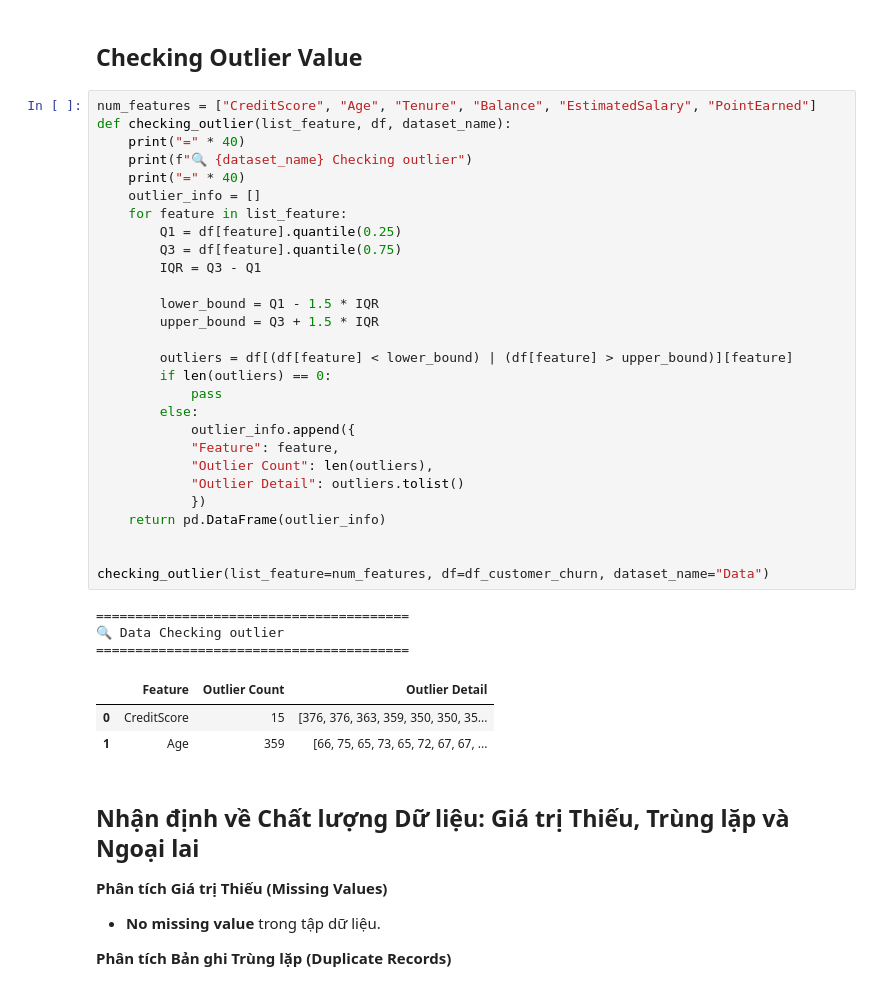
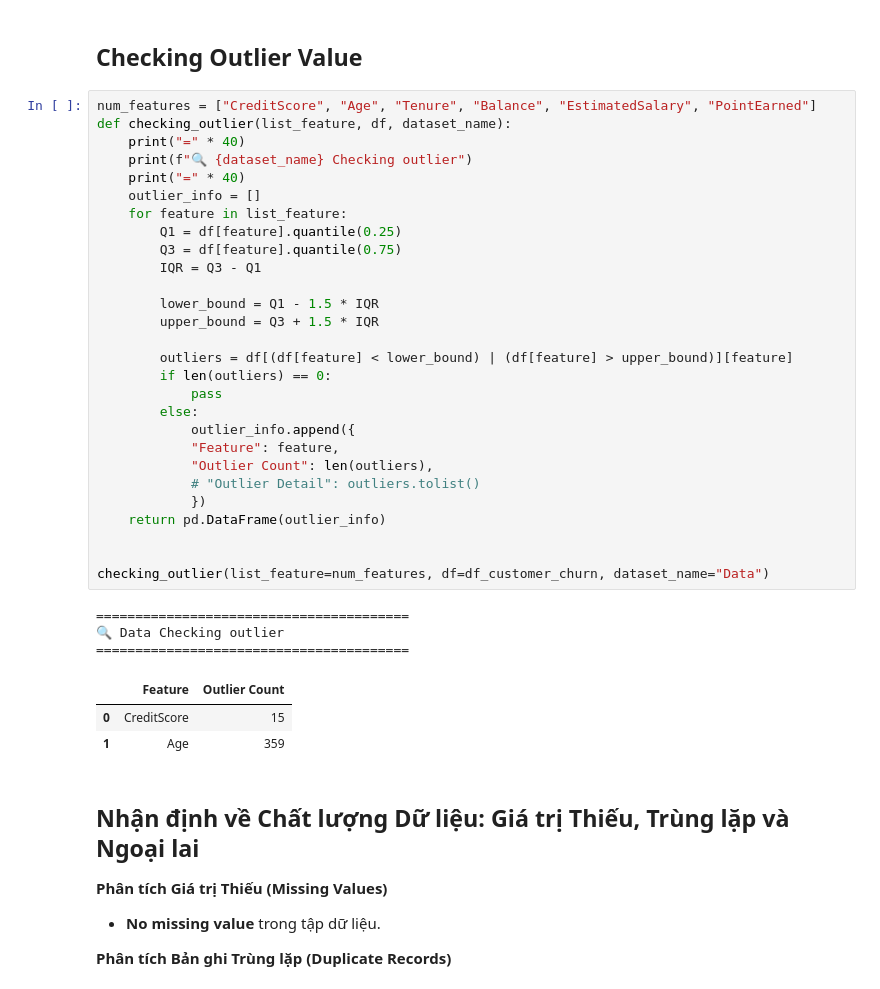
Before and after one commit to daominhthuan42/mindx-data-analytics-bootcamp, a Jupyter notebook: 01_MODULE_2/FINAL_PROJECT/Customer_churn.ipynb, the cells around one changed output. Drawn from its saved outputs; the diff is of its cells as text.

```diff
--- a/01_MODULE_2/FINAL_PROJECT/Customer_churn.ipynb
+++ b/01_MODULE_2/FINAL_PROJECT/Customer_churn.ipynb
@@ -507,37 +514,37 @@ duplicate_summary["Data"] = {
 num_features = ["CreditScore", "Age", "Tenure", "Balance", "EstimatedSalary", "PointEarned"]
 def checking_outlier(list_feature, df, dataset_name):
     print("=" * 40)
     print(f"🔍 {dataset_name} Checking outlier")
     print("=" * 40)
     outlier_info = []
     for feature in list_feature:
         Q1 = df[feature].quantile(0.25)
         Q3 = df[feature].quantile(0.75)
         IQR = Q3 - Q1
 
         lower_bound = Q1 - 1.5 * IQR
         upper_bound = Q3 + 1.5 * IQR
 
         outliers = df[(df[feature] < lower_bound) | (df[feature] > upper_bound)][feature]
         if len(outliers) == 0:
             pass
         else:
             outlier_info.append({
             "Feature": feature,
             "Outlier Count": len(outliers),
-            "Outlier Detail": outliers.tolist()
+            # "Outlier Detail": outliers.tolist()
             })
     return pd.DataFrame(outlier_info)
 
 
 checking_outlier(list_feature=num_features, df=df_customer_churn, dataset_name="Data")
 # %% [output]
 ========================================
 🔍 Data Checking outlier
 ========================================
-|  | Feature | Outlier Count | Outlier Detail |
-| 0 | CreditScore | 15 | [376, 376, 363, 359, 350, 350, 35... |
-| 1 | Age | 359 | [66, 75, 65, 73, 65, 72, 67, 67, ... |
+|  | Feature | Outlier Count |
+| 0 | CreditScore | 15 |
+| 1 | Age | 359 |
 # %% [markdown]
 ## Nhận định về Chất lượng Dữ liệu: Giá trị Thiếu, Trùng lặp và Ngoại lai
 
```
Also changed, not shown: parts of 6 cells of this notebook, 3 other files.
